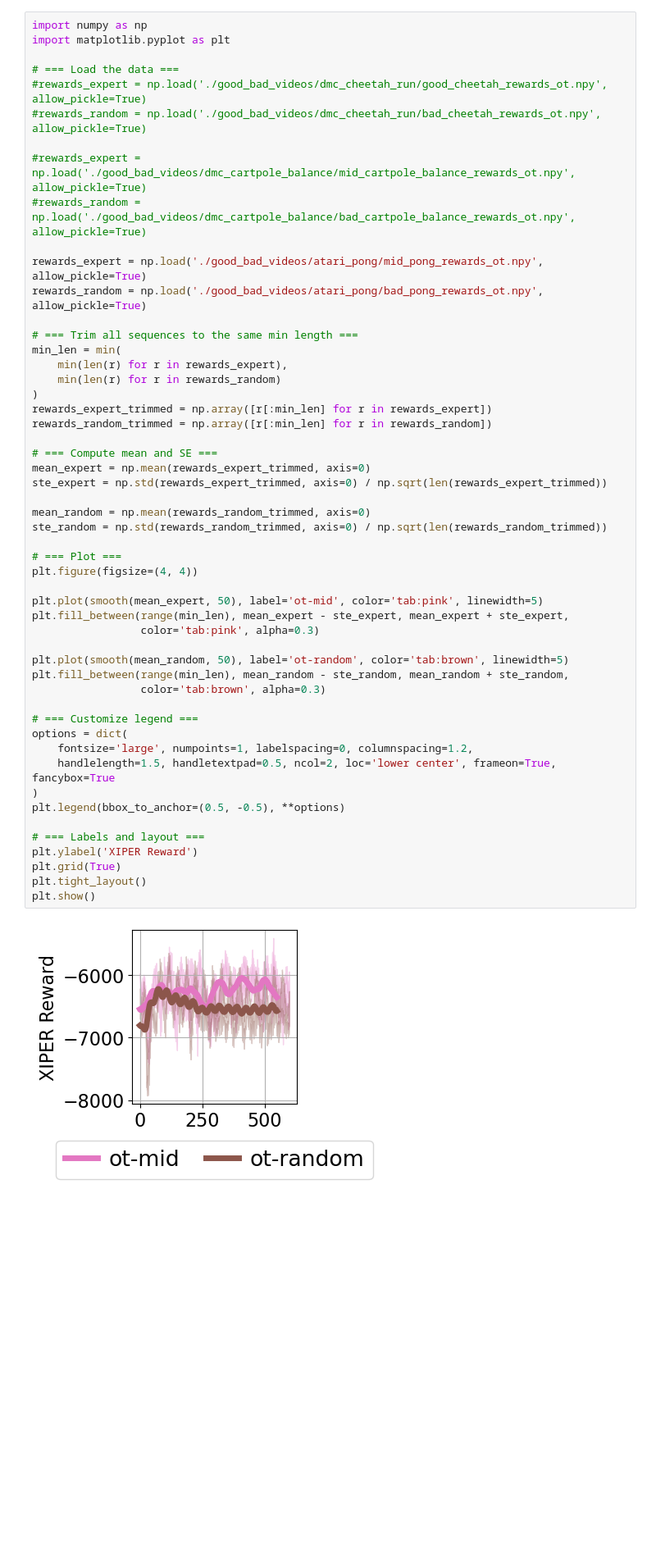
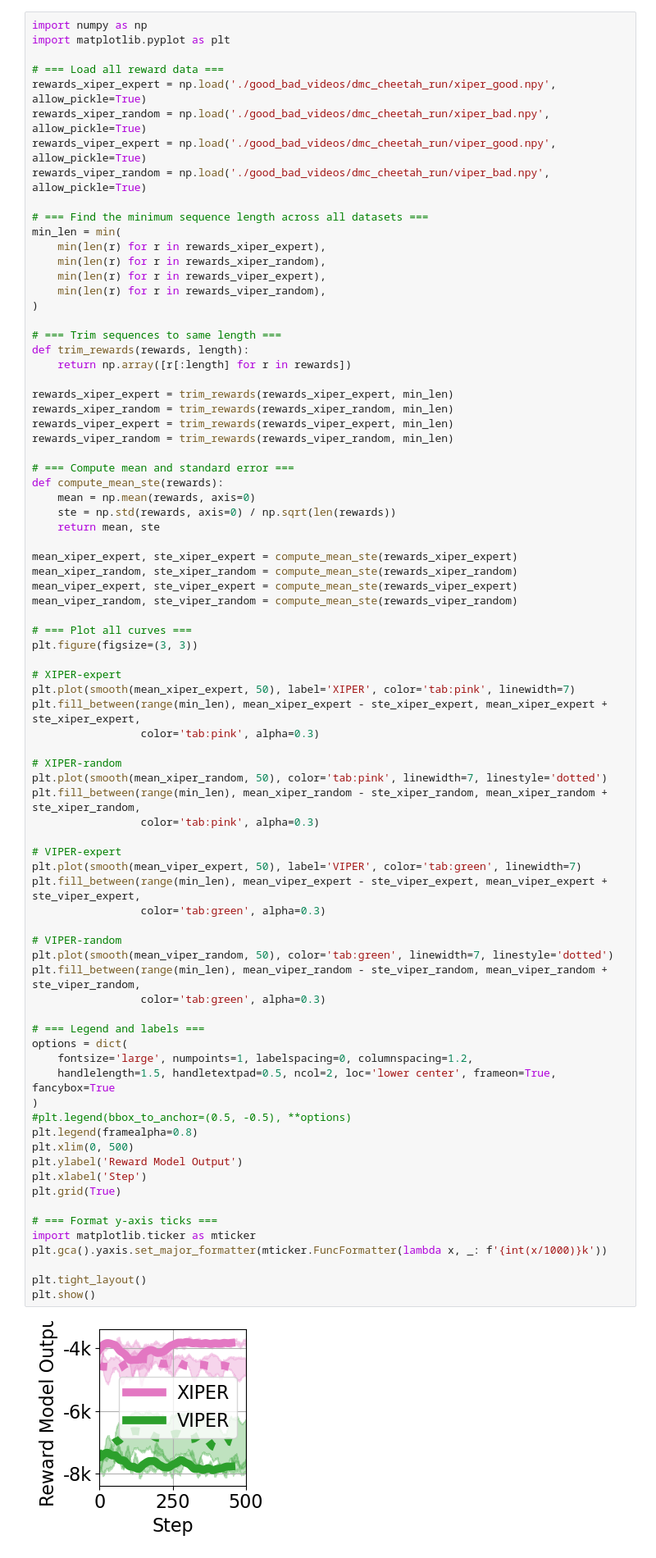
Before and after one commit to yangzhao-666/xiper, a Jupyter notebook: plot.ipynb, the cells around one changed output. Shown at 82% size. Saved outputs shown, nothing was run; the diff lists cells and outputs as text; blank space fills up the shorter version.

```diff
--- a/plot.ipynb
+++ b/plot.ipynb
@@ -493,54 +506,81 @@ plot_agents_across_tasks(agent_task_folders, labels, window_size=50, color_list=
 # %%
 import numpy as np
 import matplotlib.pyplot as plt
 
-# === Load the data ===
-#rewards_expert = np.load('./good_bad_videos/dmc_cheetah_run/good_cheetah_rewards_ot.npy', allow_pickle=True)
-#rewards_random = np.load('./good_bad_videos/dmc_cheetah_run/bad_cheetah_rewards_ot.npy', allow_pickle=True)
+# === Load all reward data ===
+rewards_xiper_expert = np.load('./good_bad_videos/dmc_cheetah_run/xiper_good.npy', allow_pickle=True)
+rewards_xiper_random = np.load('./good_bad_videos/dmc_cheetah_run/xiper_bad.npy', allow_pickle=True)
+rewards_viper_expert = np.load('./good_bad_videos/dmc_cheetah_run/viper_good.npy', allow_pickle=True)
+rewards_viper_random = np.load('./good_bad_videos/dmc_cheetah_run/viper_bad.npy', allow_pickle=True)
 
-#rewards_expert = np.load('./good_bad_videos/dmc_cartpole_balance/mid_cartpole_balance_rewards_ot.npy', allow_pickle=True)
-#rewards_random = np.load('./good_bad_videos/dmc_cartpole_balance/bad_cartpole_balance_rewards_ot.npy', allow_pickle=True)
+# === Find the minimum sequence length across all datasets ===
+min_len = min(
+    min(len(r) for r in rewards_xiper_expert),
+    min(len(r) for r in rewards_xiper_random),
+    min(len(r) for r in rewards_viper_expert),
+    min(len(r) for r in rewards_viper_random),
+)
 
-rewards_expert = np.load('./good_bad_videos/atari_pong/mid_pong_rewards_ot.npy', allow_pickle=True)
-rewards_random = np.load('./good_bad_videos/atari_pong/bad_pong_rewards_ot.npy', allow_pickle=True)
+# === Trim sequences to same length ===
+def trim_rewards(rewards, length):
+    return np.array([r[:length] for r in rewards])
 
-# === Trim all sequences to the same min length ===
-min_len = min(
-    min(len(r) for r in rewards_expert),
-    min(len(r) for r in rewards_random)
-)
-rewards_expert_trimmed = np.array([r[:min_len] for r in rewards_expert])
-rewards_random_trimmed = np.array([r[:min_len] for r in rewards_random])
+rewards_xiper_expert = trim_rewards(rewards_xiper_expert, min_len)
+rewards_xiper_random = trim_rewards(rewards_xiper_random, min_len)
+rewards_viper_expert = trim_rewards(rewards_viper_expert, min_len)
+rewards_viper_random = trim_rewards(rewards_viper_random, min_len)
 
-# === Compute mean and SE ===
-mean_expert = np.mean(rewards_expert_trimmed, axis=0)
-ste_expert = np.std(rewards_expert_trimmed, axis=0) / np.sqrt(len(rewards_expert_trimmed))
+# === Compute mean and standard error ===
+def compute_mean_ste(rewards):
+    mean = np.mean(rewards, axis=0)
+    ste = np.std(rewards, axis=0) / np.sqrt(len(rewards))
+    return mean, ste
 
-mean_random = np.mean(rewards_random_trimmed, axis=0)
-ste_random = np.std(rewards_random_trimmed, axis=0) / np.sqrt(len(rewards_random_trimmed))
+mean_xiper_expert, ste_xiper_expert = compute_mean_ste(rewards_xiper_expert)
+mean_xiper_random, ste_xiper_random = compute_mean_ste(rewards_xiper_random)
+mean_viper_expert, ste_viper_expert = compute_mean_ste(rewards_viper_expert)
+mean_viper_random, ste_viper_random = compute_mean_ste(rewards_viper_random)
 
-# === Plot ===
-plt.figure(figsize=(4, 4))
+# === Plot all curves ===
+plt.figure(figsize=(3, 3))
 
-plt.plot(smooth(mean_expert, 50), label='ot-mid', color='tab:pink', linewidth=5)
-plt.fill_between(range(min_len), mean_expert - ste_expert, mean_expert + ste_expert,
+# XIPER-expert
+plt.plot(smooth(mean_xiper_expert, 50), label='XIPER', color='tab:pink', linewidth=7)
+plt.fill_between(range(min_len), mean_xiper_expert - ste_xiper_expert, mean_xiper_expert + ste_xiper_expert,
                  color='tab:pink', alpha=0.3)
 
-plt.plot(smooth(mean_random, 50), label='ot-random', color='tab:brown', linewidth=5)
-plt.fill_between(range(min_len), mean_random - ste_random, mean_random + ste_random,
-                 color='tab:brown', alpha=0.3)
+# XIPER-random
+plt.plot(smooth(mean_xiper_random, 50), color='tab:pink', linewidth=7, linestyle='dotted')
+plt.fill_between(range(min_len), mean_xiper_random - ste_xiper_random, mean_xiper_random + ste_xiper_random,
+                 color='tab:pink', alpha=0.3)
 
-# === Customize legend ===
+# VIPER-expert
+plt.plot(smooth(mean_viper_expert, 50), label='VIPER', color='tab:green', linewidth=7)
+plt.fill_between(range(min_len), mean_viper_expert - ste_viper_expert, mean_viper_expert + ste_viper_expert,
+                 color='tab:green', alpha=0.3)
+
+# VIPER-random
+plt.plot(smooth(mean_viper_random, 50), color='tab:green', linewidth=7, linestyle='dotted')
+plt.fill_between(range(min_len), mean_viper_random - ste_viper_random, mean_viper_random + ste_viper_random,
+                 color='tab:green', alpha=0.3)
+
+# === Legend and labels ===
 options = dict(
     fontsize='large', numpoints=1, labelspacing=0, columnspacing=1.2,
     handlelength=1.5, handletextpad=0.5, ncol=2, loc='lower center', frameon=True, fancybox=True
 )
-plt.legend(bbox_to_anchor=(0.5, -0.5), **options)
+#plt.legend(bbox_to_anchor=(0.5, -0.5), **options)
+plt.legend(framealpha=0.8)
+plt.xlim(0, 500)
+plt.ylabel('Reward Model Output')
+plt.xlabel('Step')
+plt.grid(True)
 
-# === Labels and layout ===
-plt.ylabel('XIPER Reward')
-plt.grid(True)
+# === Format y-axis ticks ===
+import matplotlib.ticker as mticker
+plt.gca().yaxis.set_major_formatter(mticker.FuncFormatter(lambda x, _: f'{int(x/1000)}k'))
+
 plt.tight_layout()
 plt.show()
 # %% [output]
-[figure, old version]
+[figure, new version]
```
Also changed, not shown: parts of 5 cells of this notebook, 1 other file.
